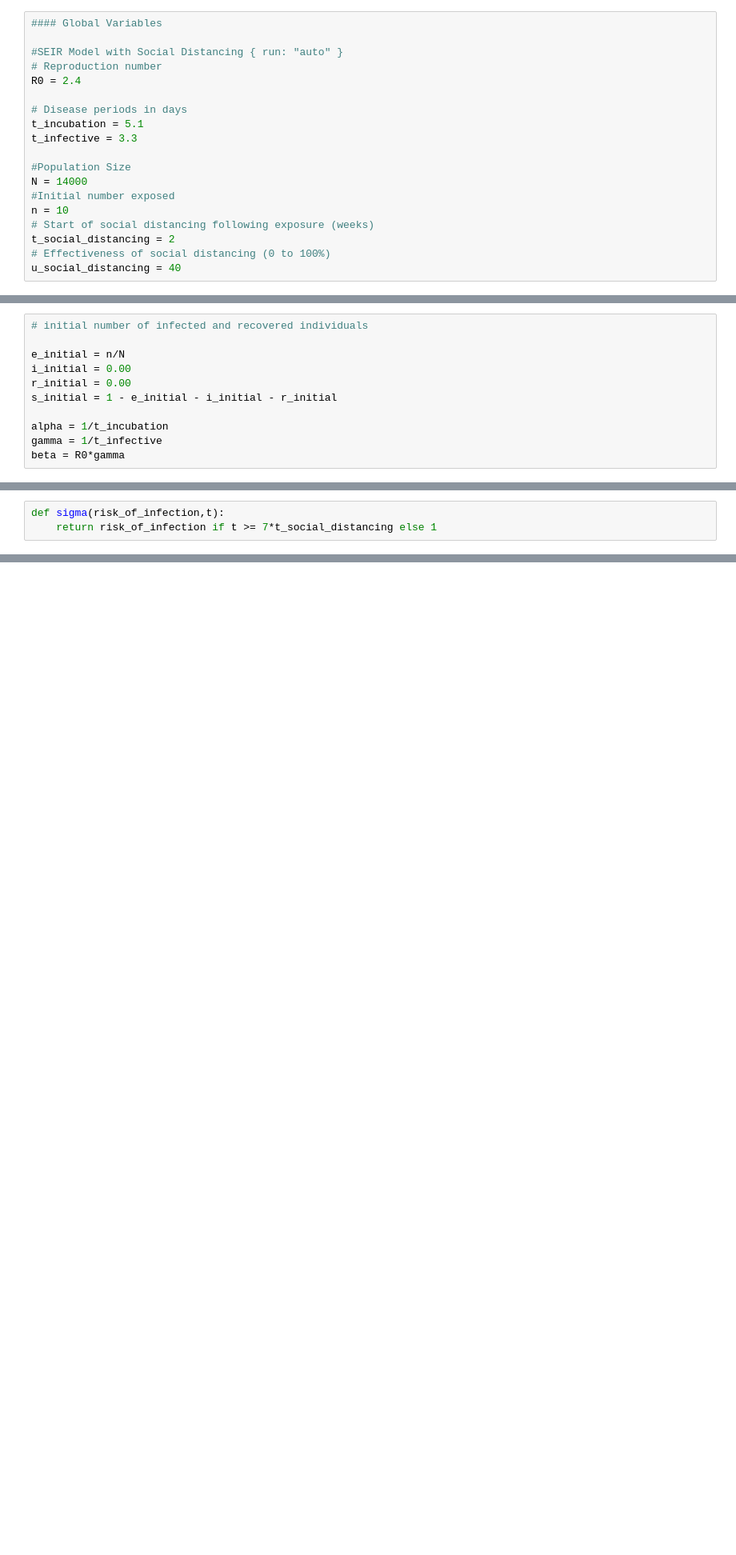
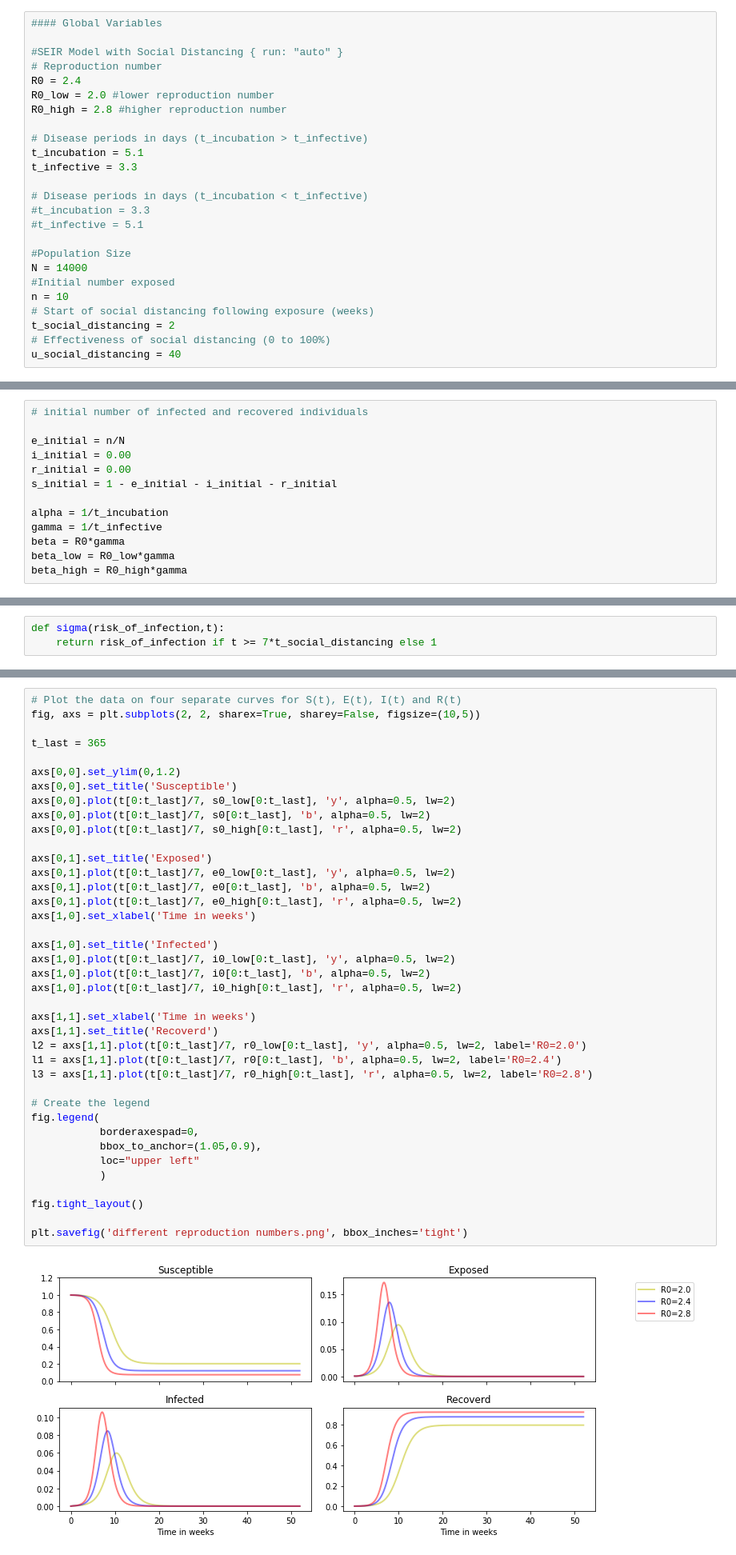
Before and after one commit to ankit001mittal/ModellingSimulation, a Jupyter notebook: SEIR_Model_With_Sigma_function_flexibel_interventions.ipynb, the cells around one changed output, grey strips where cells are left out. Shown at 80% size. Cells and saved outputs as stored; diff of their text form; blank space fills up the shorter version.

```diff
--- a/SEIR_Model_With_Sigma_function_flexibel_interventions.ipynb
+++ b/SEIR_Model_With_Sigma_function_flexibel_interventions.ipynb
@@ -4,10 +4,16 @@
 #SEIR Model with Social Distancing { run: "auto" }
 # Reproduction number
 R0 = 2.4
+R0_low = 2.0 #lower reproduction number
+R0_high = 2.8 #higher reproduction number
 
-# Disease periods in days
+# Disease periods in days (t_incubation > t_infective)
 t_incubation = 5.1
 t_infective = 3.3
+
+# Disease periods in days (t_incubation < t_infective)
+#t_incubation = 3.3
+#t_infective = 5.1
 
 #Population Size
 N = 14000
@@ -34,6 +40,8 @@ s_initial = 1 - e_initial - i_initial - r_initial
 alpha = 1/t_incubation
 gamma = 1/t_infective
 beta = R0*gamma
+beta_low = R0_low*gamma
+beta_high = R0_high*gamma
 # %%
 # linear risk of infection, sigma, of strategie,
 
@@ -109,3 +117,44 @@ TypeError: determine_strategie() missing 1 required positional argument: 't'
+# %%
+# Plot the data on four separate curves for S(t), E(t), I(t) and R(t)
+fig, axs = plt.subplots(2, 2, sharex=True, sharey=False, figsize=(10,5))
+
+t_last = 365
+
+axs[0,0].set_ylim(0,1.2)
+axs[0,0].set_title('Susceptible')
+axs[0,0].plot(t[0:t_last]/7, s0_low[0:t_last], 'y', alpha=0.5, lw=2)
+axs[0,0].plot(t[0:t_last]/7, s0[0:t_last], 'b', alpha=0.5, lw=2)
+axs[0,0].plot(t[0:t_last]/7, s0_high[0:t_last], 'r', alpha=0.5, lw=2)
+
+axs[0,1].set_title('Exposed')
+axs[0,1].plot(t[0:t_last]/7, e0_low[0:t_last], 'y', alpha=0.5, lw=2)
+axs[0,1].plot(t[0:t_last]/7, e0[0:t_last], 'b', alpha=0.5, lw=2)
+axs[0,1].plot(t[0:t_last]/7, e0_high[0:t_last], 'r', alpha=0.5, lw=2)
+axs[1,0].set_xlabel('Time in weeks')
+
+axs[1,0].set_title('Infected')
+axs[1,0].plot(t[0:t_last]/7, i0_low[0:t_last], 'y', alpha=0.5, lw=2)
+axs[1,0].plot(t[0:t_last]/7, i0[0:t_last], 'b', alpha=0.5, lw=2)
+axs[1,0].plot(t[0:t_last]/7, i0_high[0:t_last], 'r', alpha=0.5, lw=2)
+
+axs[1,1].set_xlabel('Time in weeks')
+axs[1,1].set_title('Recoverd')
+l2 = axs[1,1].plot(t[0:t_last]/7, r0_low[0:t_last], 'y', alpha=0.5, lw=2, label='R0=2.0')
+l1 = axs[1,1].plot(t[0:t_last]/7, r0[0:t_last], 'b', alpha=0.5, lw=2, label='R0=2.4')
+l3 = axs[1,1].plot(t[0:t_last]/7, r0_high[0:t_last], 'r', alpha=0.5, lw=2, label='R0=2.8')
+
+# Create the legend
+fig.legend(
+           borderaxespad=0,
+           bbox_to_anchor=(1.05,0.9),
+           loc="upper left"
+           )
+
+fig.tight_layout()
+
+plt.savefig('different reproduction numbers.png', bbox_inches='tight')
+# %% [output]
+[figure, added]
 # %%
 # plot the data
 fig = plt.figure(figsize=(12, 10))
```
Also changed, not shown: parts of 10 cells of this notebook.
